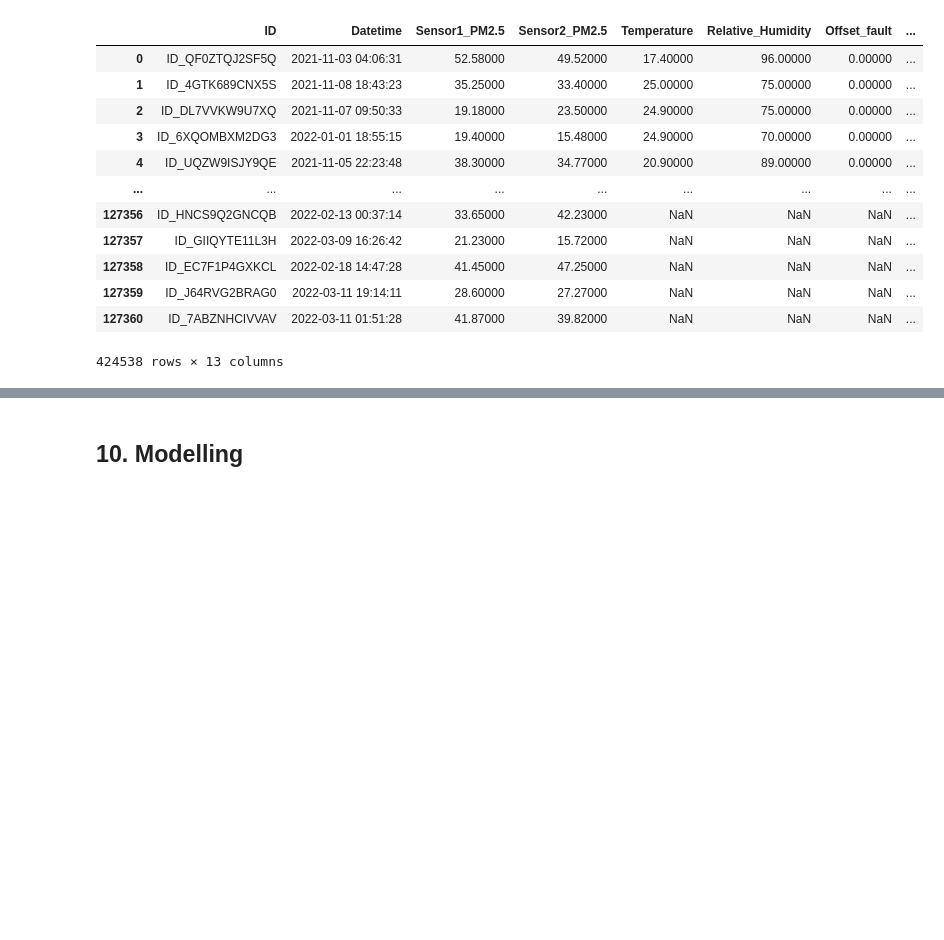
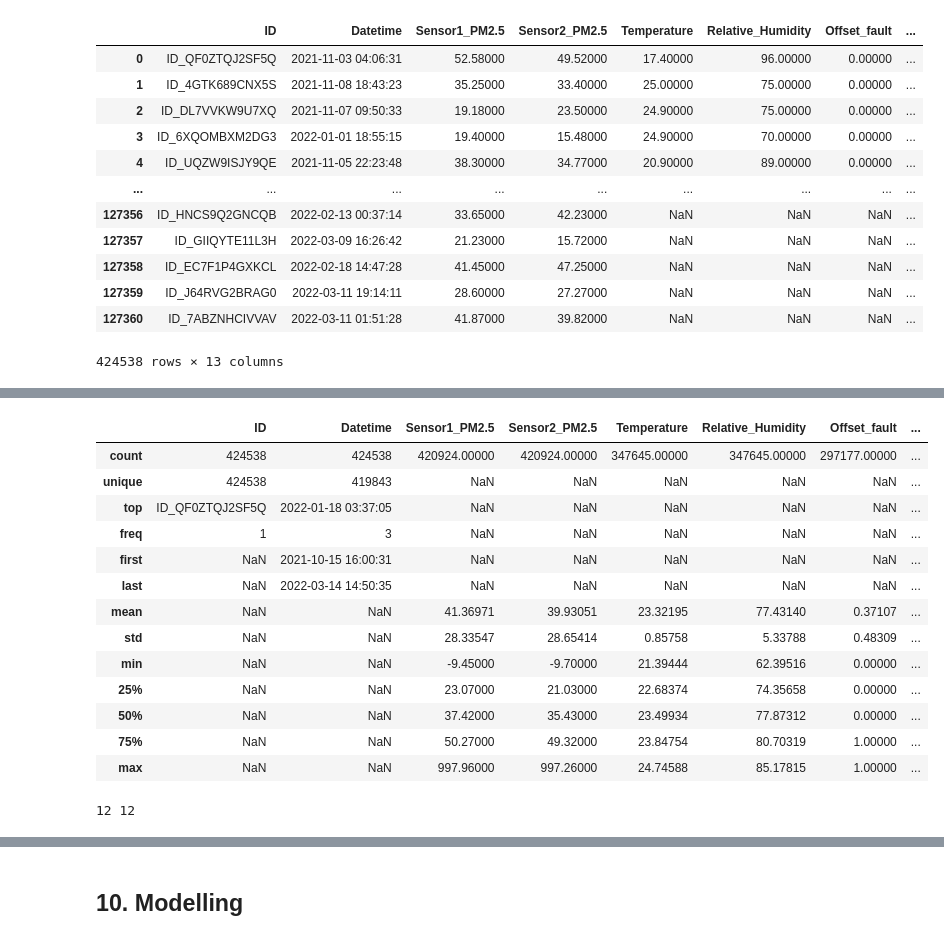
Before and after one commit to JONNY-ME/UmojaHackAfrica2022-FAQSC, a Jupyter notebook: Airqo_StarterNotebook.ipynb, the cells around one changed output, grey strips where cells are left out. Cells and saved outputs as stored; diff of their text form; code cells hidden in the pictures; blank space fills up the shorter version.

```diff
--- a/Airqo_StarterNotebook.ipynb
+++ b/Airqo_StarterNotebook.ipynb
@@ -331,0 +325,6 @@ print(nan_week_hour_temp_std)
+# %%
+# fill the mean tempreture and relative humidity of by grouping them by week
+data["Temperature"] =  data.groupby('Datetime_week')['Temperature'].transform('mean')
+data["Relative_Humidity"] =  data.groupby('Datetime_week')['Relative_Humidity'].transform('mean')
+
+data.isna().sum()
@@ -331,0 +346,23 @@ print(nan_week_hour_temp_std)
+# %%
+data.describe(include = 'all')
+# %% [output]
+|  | ID | Datetime | Sensor1_PM2.5 | Sensor2_PM2.5 | Temperature | Relative_Humidity | Offset_fault | ... |
+| count | 424538 | 424538 | 420924.00000 | 420924.00000 | 347645.00000 | 347645.00000 | 297177.00000 | ... |
+| unique | 424538 | 419843 | NaN | NaN | NaN | NaN | NaN | ... |
+| top | ID_QF0ZTQJ2SF5Q | 2022-01-18 03:37:05 | NaN | NaN | NaN | NaN | NaN | ... |
+| freq | 1 | 3 | NaN | NaN | NaN | NaN | NaN | ... |
+| first | NaN | 2021-10-15 16:00:31 | NaN | NaN | NaN | NaN | NaN | ... |
+| last | NaN | 2022-03-14 14:50:35 | NaN | NaN | NaN | NaN | NaN | ... |
+| mean | NaN | NaN | 41.36971 | 39.93051 | 23.32195 | 77.43140 | 0.37107 | ... |
+| std | NaN | NaN | 28.33547 | 28.65414 | 0.85758 | 5.33788 | 0.48309 | ... |
+| min | NaN | NaN | -9.45000 | -9.70000 | 21.39444 | 62.39516 | 0.00000 | ... |
+| 25% | NaN | NaN | 23.07000 | 21.03000 | 22.68374 | 74.35658 | 0.00000 | ... |
+| 50% | NaN | NaN | 37.42000 | 35.43000 | 23.49934 | 77.87312 | 0.00000 | ... |
+| 75% | NaN | NaN | 50.27000 | 49.32000 | 23.84754 | 80.70319 | 1.00000 | ... |
+| max | NaN | NaN | 997.96000 | 997.26000 | 24.74588 | 85.17815 | 1.00000 | ... |
+# %%
+mothly_mean_temp = [24, 24.5, 23.5, 23, 22.5, 22, 21, 21.5, 21.5, 22.5, 22.5, 23]
+monthly_mean_hum = [72, 72, 76, 83, 84, 79, 75, 77, 81, 83, 85, 80]
+print(len(mothly_mean_temp), len(monthly_mean_hum))
+# %% [output]
+12 12
```
Also changed, not shown: parts of 16 cells of this notebook, 1 other file.
